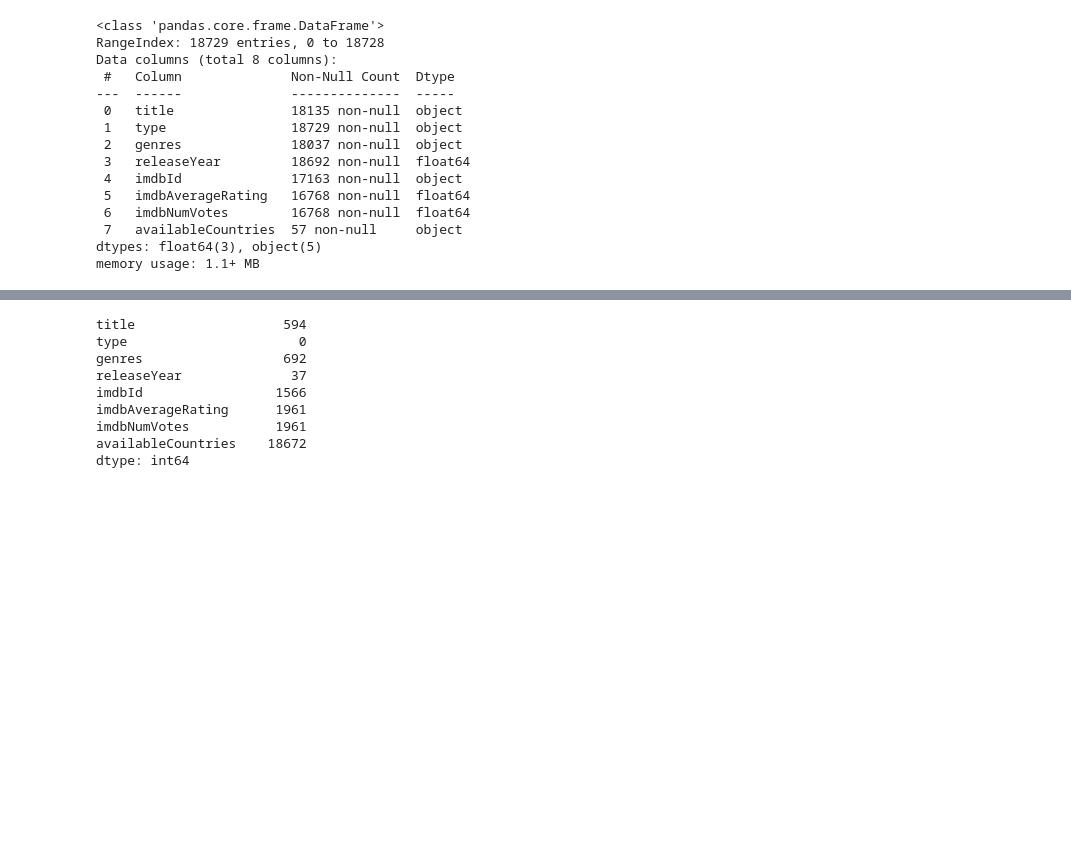
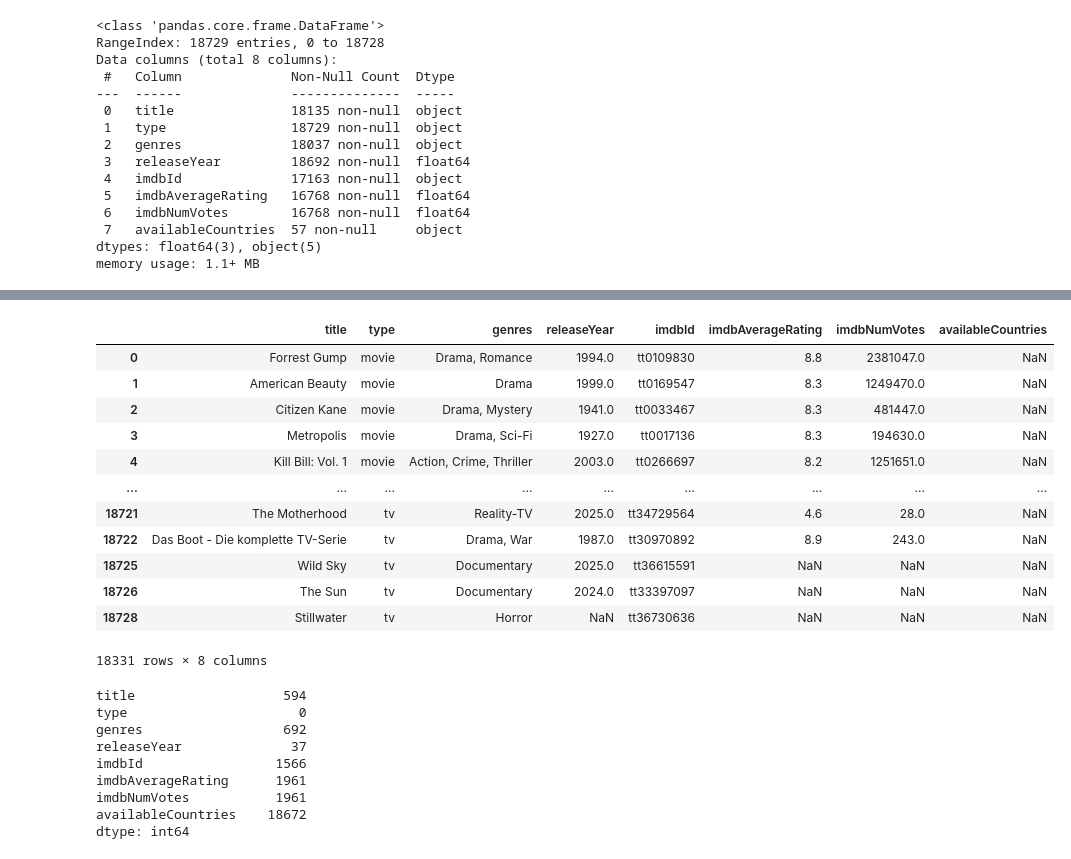
Before and after one commit to nise1301/Streamings_Analysis, a Jupyter notebook: analise_exploratoria/analise_apple.ipynb, the cells around one changed output, grey strips where cells are left out. Saved outputs shown, nothing was run; the diff lists cells and outputs as text; code cells hidden in the pictures; blank space fills up the shorter version.

```diff
--- a/analise_exploratoria/analise_apple.ipynb
+++ b/analise_exploratoria/analise_apple.ipynb
@@ -57,3 +86,19 @@ memory usage: 1.1+ MB
+# %%
+df_apple.drop_duplicates()
+# %% [output]
+|  | title | type | genres | releaseYear | imdbId | imdbAverageRating | imdbNumVotes | availableCountries |
+| 0 | Forrest Gump | movie | Drama, Romance | 1994.0 | tt0109830 | 8.8 | 2381047.0 | NaN |
+| 1 | American Beauty | movie | Drama | 1999.0 | tt0169547 | 8.3 | 1249470.0 | NaN |
+| 2 | Citizen Kane | movie | Drama, Mystery | 1941.0 | tt0033467 | 8.3 | 481447.0 | NaN |
+| 3 | Metropolis | movie | Drama, Sci-Fi | 1927.0 | tt0017136 | 8.3 | 194630.0 | NaN |
+| 4 | Kill Bill: Vol. 1 | movie | Action, Crime, Thriller | 2003.0 | tt0266697 | 8.2 | 1251651.0 | NaN |
+| ... | ... | ... | ... | ... | ... | ... | ... | ... |
+| 18721 | The Motherhood | tv | Reality-TV | 2025.0 | tt34729564 | 4.6 | 28.0 | NaN |
+| 18722 | Das Boot - Die komplette TV-Serie | tv | Drama, War | 1987.0 | tt30970892 | 8.9 | 243.0 | NaN |
+| 18725 | Wild Sky | tv | Documentary | 2025.0 | tt36615591 | NaN | NaN | NaN |
+| 18726 | The Sun | tv | Documentary | 2024.0 | tt33397097 | NaN | NaN | NaN |
+| 18728 | Stillwater | tv | Horror | NaN | tt36730636 | NaN | NaN | NaN |
+18331 rows × 8 columns
 # %%
 df_apple.isnull().sum()
 # %% [output]
```
Also changed, not shown: parts of 14 cells of this notebook, 11 other files.
